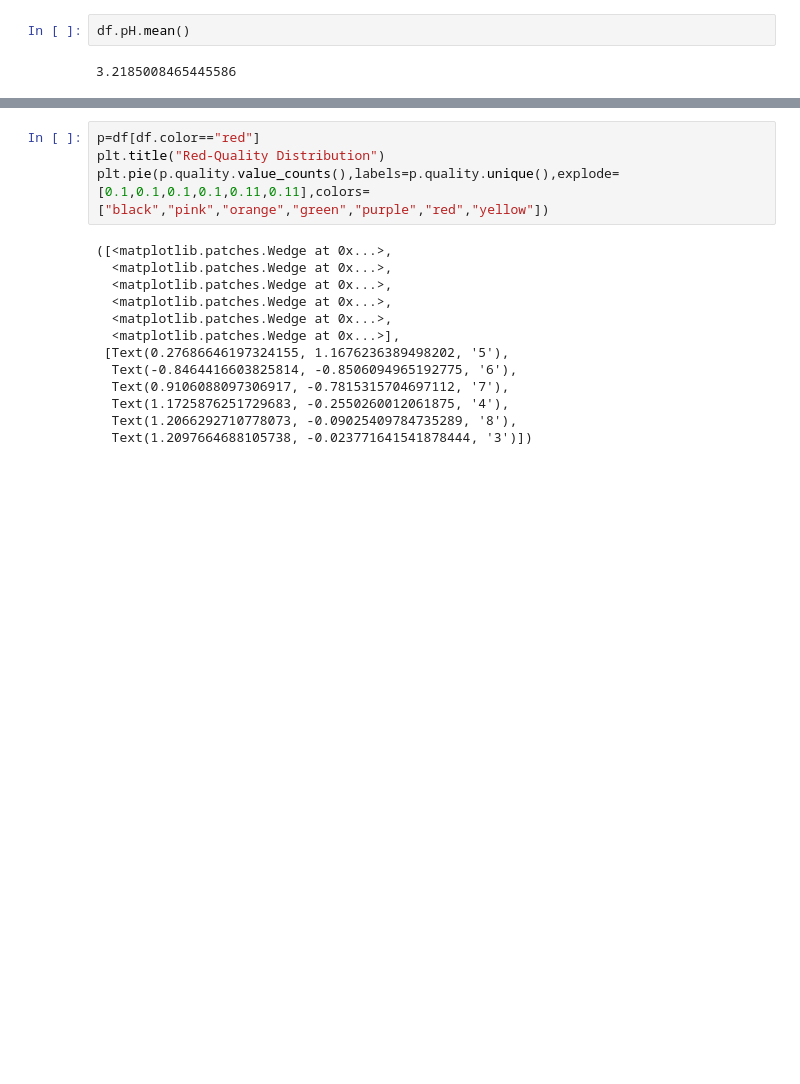
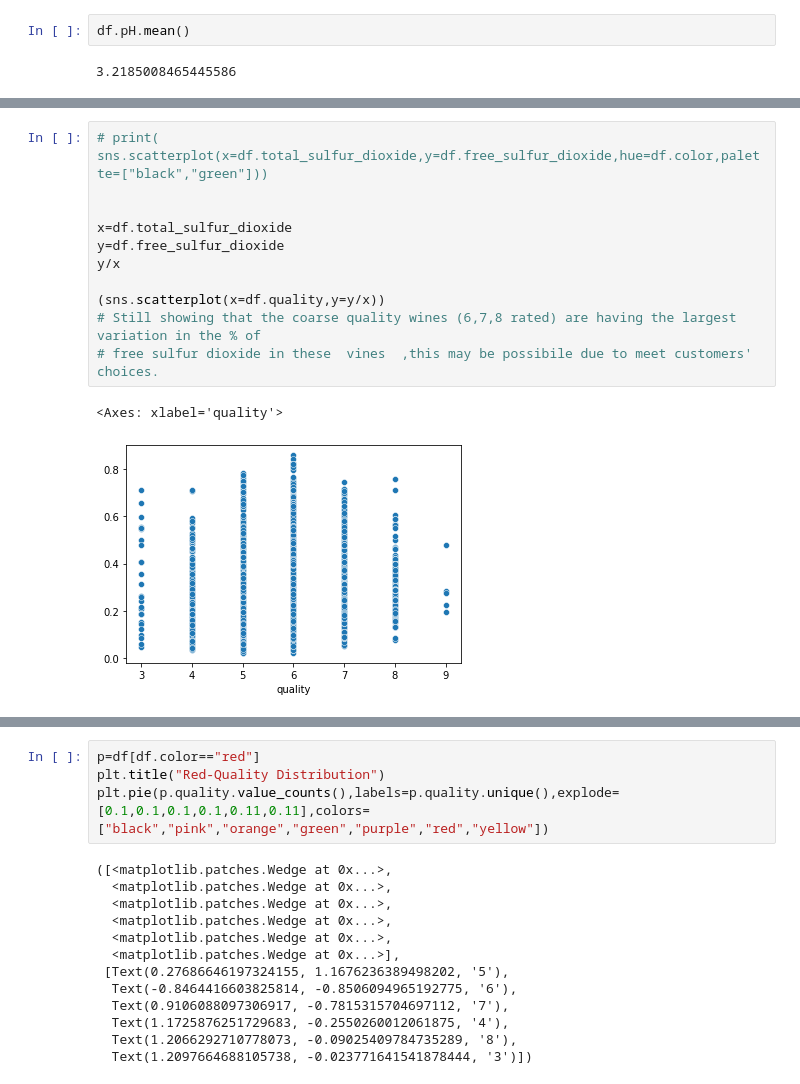
Before and after one commit to AlasWorld/EDA, a Jupyter notebook: Untitled40.ipynb, the cells around one changed output, grey strips where cells are left out. Drawn from its saved outputs; the diff is of its cells as text; blank space fills up the shorter version.

```diff
--- a/Untitled40.ipynb
+++ b/Untitled40.ipynb
@@ -60 +125,15 @@ plt.pie(df.color.value_counts(),labels=df.color.unique())
+# %%
+# print( sns.scatterplot(x=df.total_sulfur_dioxide,y=df.free_sulfur_dioxide,hue=df.color,palette=["black","green"]))
+
+
+x=df.total_sulfur_dioxide
+y=df.free_sulfur_dioxide
+y/x
+
+(sns.scatterplot(x=df.quality,y=y/x))
+# Still showing that the coarse quality wines (6,7,8 rated) are having the largest variation in the % of
+# free sulfur dioxide in these  vines  ,this may be possibile due to meet customers' choices.
+# %% [output]
+<Axes: xlabel='quality'>
+[figure, added]
 # %%
```
Also changed, not shown: parts of 20 cells of this notebook.
